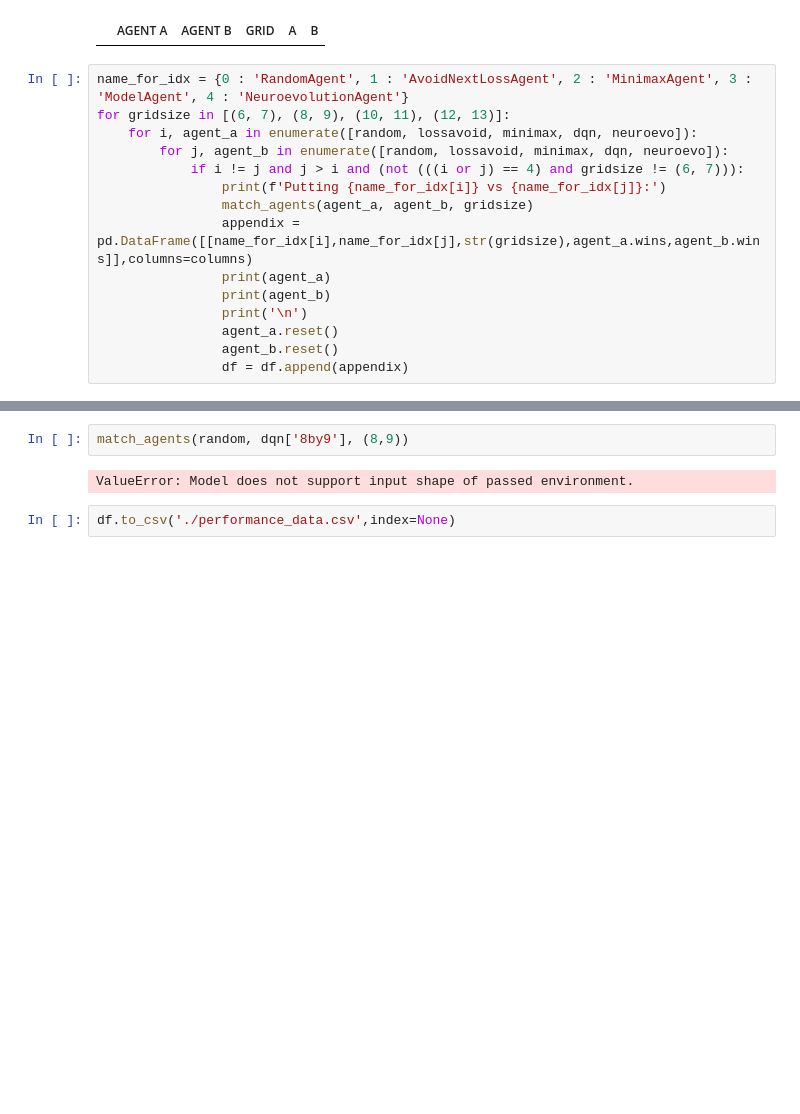
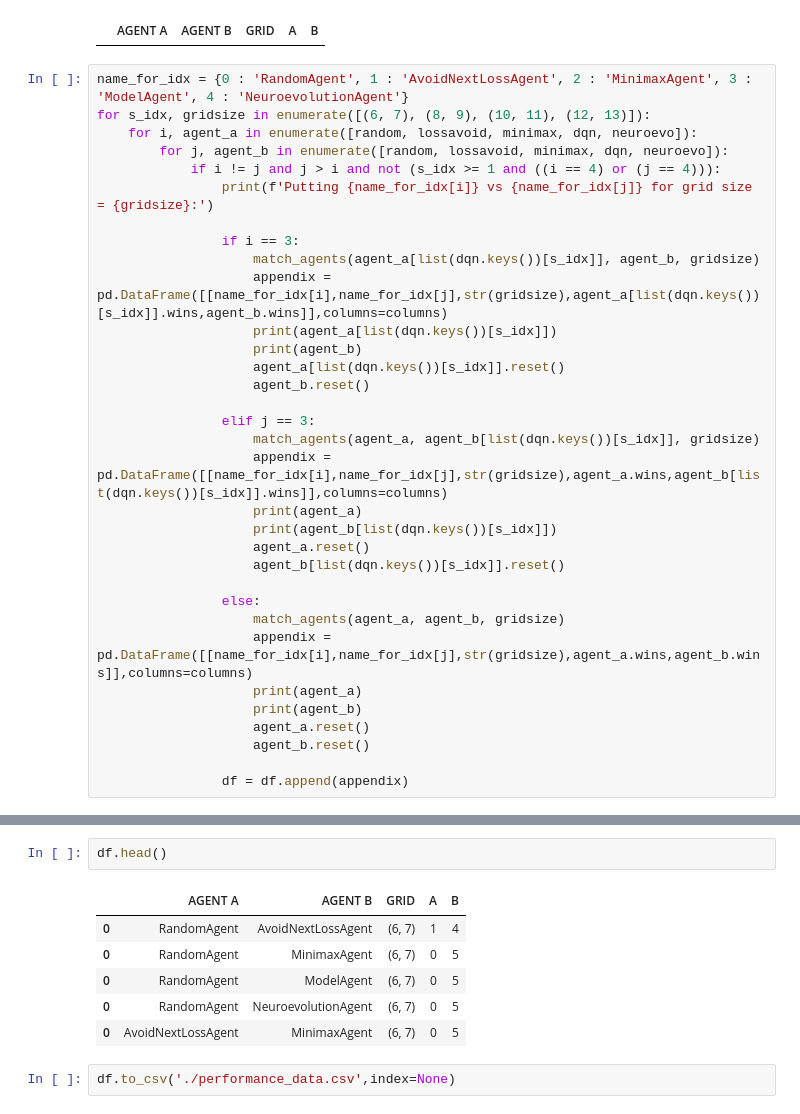
Before and after one commit to madammann/DRL-SuSe-2022---Group-2, a Jupyter notebook: final/statistical_analysis.ipynb, the cells around one changed output, grey strips where cells are left out. Cells and saved outputs as stored; diff of their text form; blank space fills up the shorter version.

```diff
--- a/final/statistical_analysis.ipynb
+++ b/final/statistical_analysis.ipynb
@@ -170,17 +176,35 @@ df
 |  | AGENT A | AGENT B | GRID | A | B |
 # %%
 name_for_idx = {0 : 'RandomAgent', 1 : 'AvoidNextLossAgent', 2 : 'MinimaxAgent', 3 : 'ModelAgent', 4 : 'NeuroevolutionAgent'}
-for gridsize in [(6, 7), (8, 9), (10, 11), (12, 13)]:
+for s_idx, gridsize in enumerate([(6, 7), (8, 9), (10, 11), (12, 13)]):
     for i, agent_a in enumerate([random, lossavoid, minimax, dqn, neuroevo]):
         for j, agent_b in enumerate([random, lossavoid, minimax, dqn, neuroevo]):
-            if i != j and j > i and (not (((i or j) == 4) and gridsize != (6, 7))):
-                print(f'Putting {name_for_idx[i]} vs {name_for_idx[j]}:')
-                match_agents(agent_a, agent_b, gridsize)
-                appendix = pd.DataFrame([[name_for_idx[i],name_for_idx[j],str(gridsize),agent_a.wins,agent_b.wins]],columns=columns)
-                print(agent_a)
-                print(agent_b)
-                print('\n')
-                agent_a.reset()
-                agent_b.reset()
+            if i != j and j > i and not (s_idx >= 1 and ((i == 4) or (j == 4))):
+                print(f'Putting {name_for_idx[i]} vs {name_for_idx[j]} for grid size = {gridsize}:')
+
+                if i == 3:
+                    match_agents(agent_a[list(dqn.keys())[s_idx]], agent_b, gridsize)
+                    appendix = pd.DataFrame([[name_for_idx[i],name_for_idx[j],str(gridsize),agent_a[list(dqn.keys())[s_idx]].wins,agent_b.wins]],columns=columns)
+                    print(agent_a[list(dqn.keys())[s_idx]])
+                    print(agent_b)
+                    agent_a[list(dqn.keys())[s_idx]].reset()
+                    agent_b.reset()
+
+                elif j == 3:
+                    match_agents(agent_a, agent_b[list(dqn.keys())[s_idx]], gridsize)
+                    appendix = pd.DataFrame([[name_for_idx[i],name_for_idx[j],str(gridsize),agent_a.wins,agent_b[list(dqn.keys())[s_idx]].wins]],columns=columns)
+                    print(agent_a)
+                    print(agent_b[list(dqn.keys())[s_idx]])
+                    agent_a.reset()
+                    agent_b[list(dqn.keys())[s_idx]].reset()
+
+                else:
+                    match_agents(agent_a, agent_b, gridsize)
+                    appendix = pd.DataFrame([[name_for_idx[i],name_for_idx[j],str(gridsize),agent_a.wins,agent_b.wins]],columns=columns)
+                    print(agent_a)
+                    print(agent_b)
+                    agent_a.reset()
+                    agent_b.reset()
+
                 df = df.append(appendix)
 # %% [output]
@@ -194,7 +246,12 @@ KeyboardInterrupt
-# %%
-match_agents(random, dqn['8by9'], (8,9))
-# %% [output]
-ValueError: Model does not support input shape of passed environment.
+# %%
+df.head()
+# %% [output]
+|  | AGENT A | AGENT B | GRID | A | B |
+| 0 | RandomAgent | AvoidNextLossAgent | (6, 7) | 1 | 4 |
+| 0 | RandomAgent | MinimaxAgent | (6, 7) | 0 | 5 |
+| 0 | RandomAgent | ModelAgent | (6, 7) | 0 | 5 |
+| 0 | RandomAgent | NeuroevolutionAgent | (6, 7) | 0 | 5 |
+| 0 | AvoidNextLossAgent | MinimaxAgent | (6, 7) | 0 | 5 |
 # %%
 df.to_csv('./performance_data.csv',index=None)
 # %%
```
Also changed, not shown: parts of 7 cells of this notebook, 15 other files.
